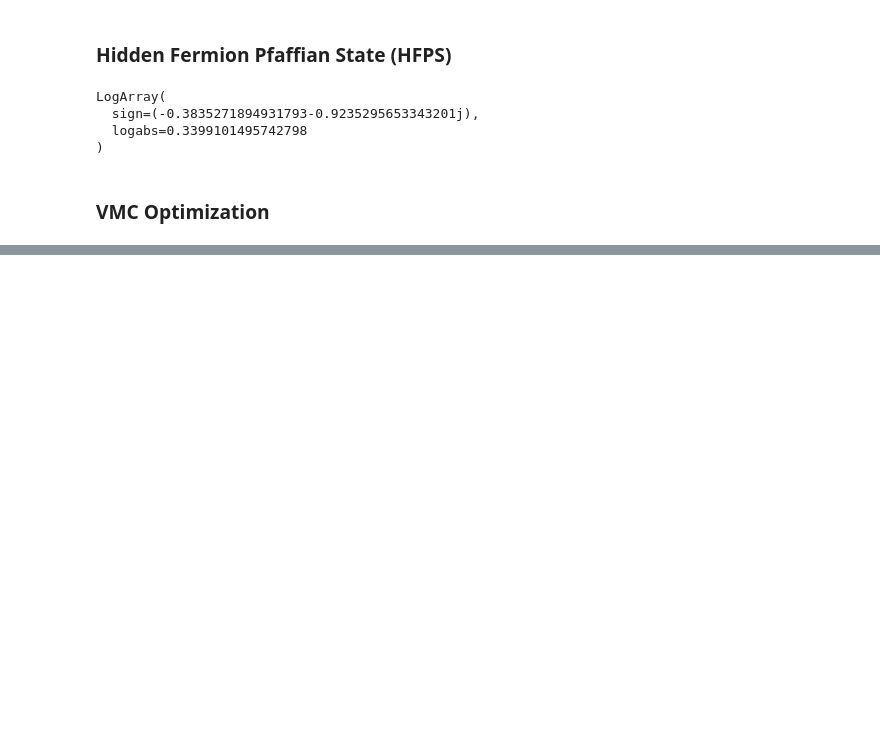
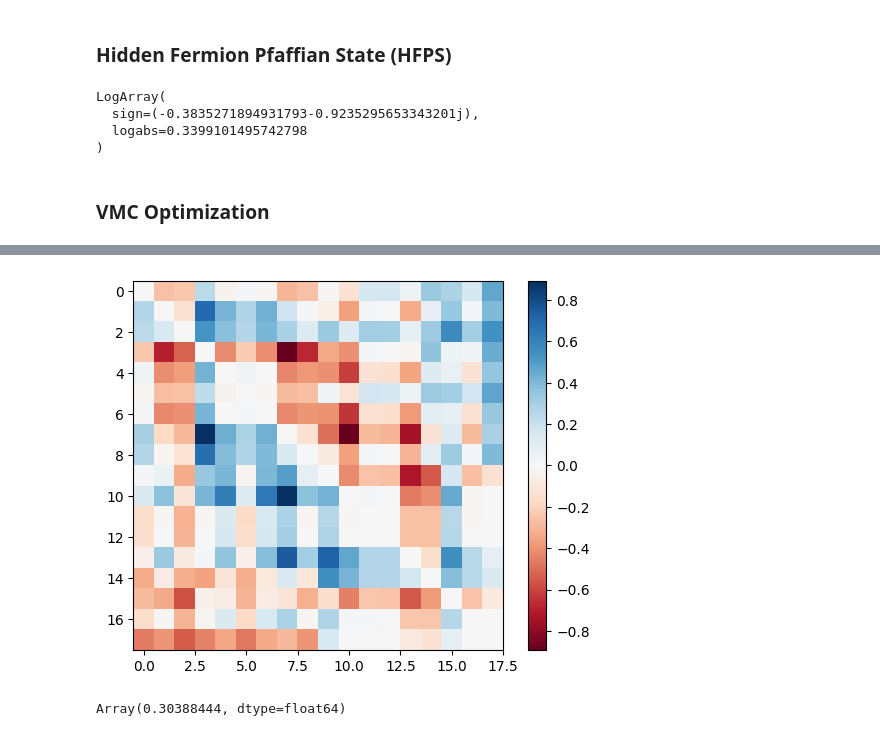
Before and after one commit to brandoncovert/NN_Discrete, a Jupyter notebook: neutrons_roth_NN.ipynb, the cells around one changed output, grey strips where cells are left out. Saved outputs shown, nothing was run; the diff lists cells and outputs as text; code cells hidden in the pictures; blank space fills up the shorter version.

```diff
--- a/neutrons_roth_NN.ipynb
+++ b/neutrons_roth_NN.ipynb
@@ -314,5 +312,15 @@ def get_J_matrix(N_occ: int) -> jax.Array:
 J = get_J_matrix(n)
 u = det_state.model.U_full
 F_vv = u @ J @ u.T
+# %%
+plt.imshow(F_vv, "RdBu")
+plt.colorbar()
+plt.show()
+# %% [output]
+[figure, added]
+# %%
+jnp.std(F_vv)
+# %% [output]
+Array(0.30388444, dtype=float64)
 # %%
 # instantiate NN ansatz
```
Also changed, not shown: parts of 7 cells of this notebook.
